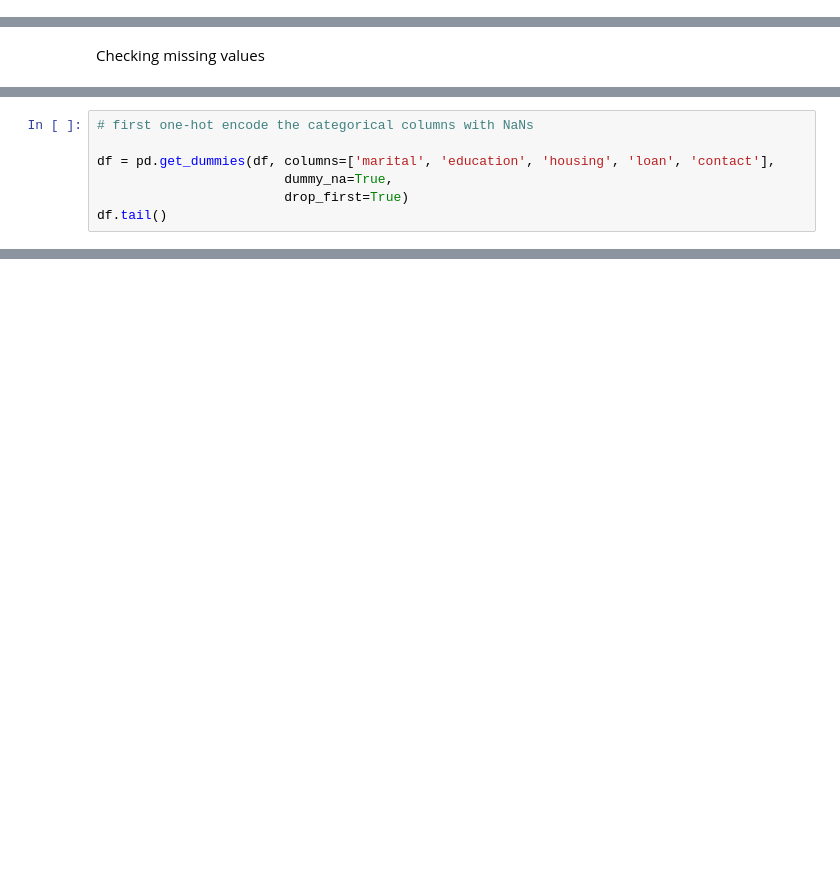
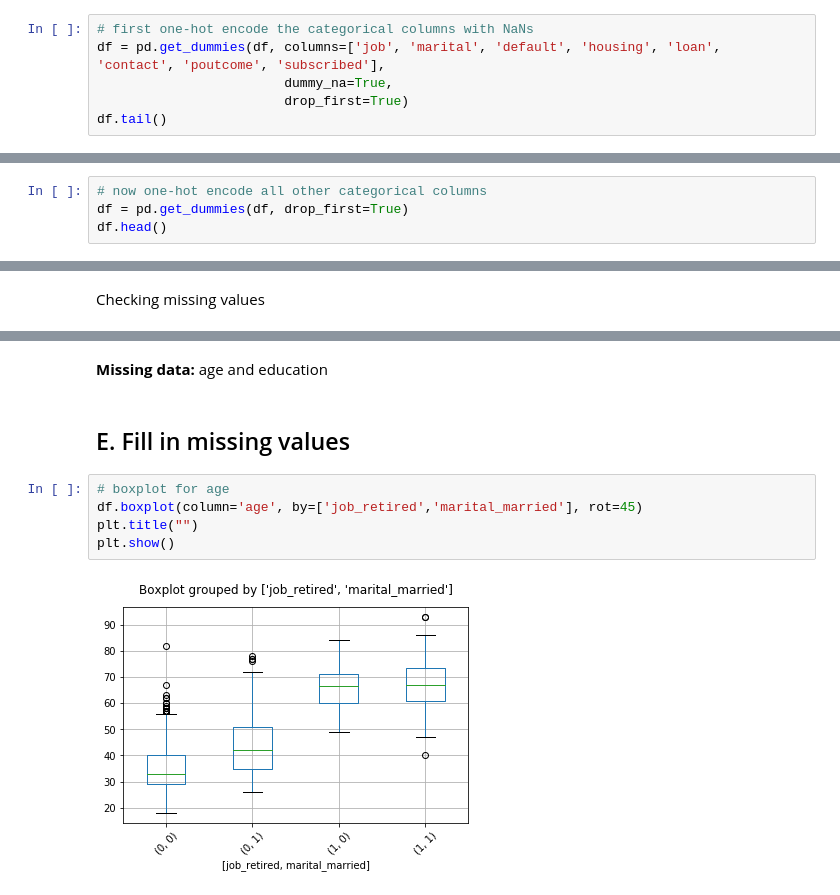
Before and after one commit to egbertoleal/datamining, a Jupyter notebook: Week2/etivity2.ipynb, the cells around one changed output, grey strips where cells are left out. Saved outputs shown, nothing was run; the diff lists cells and outputs as text; blank space fills up the shorter version.

```diff
--- a/Week2/etivity2.ipynb
+++ b/Week2/etivity2.ipynb
@@ -52,0 +99,6 @@ df.tail(5)
+# %%
+# first one-hot encode the categorical columns with NaNs
+df = pd.get_dummies(df, columns=['job', 'marital', 'default', 'housing', 'loan', 'contact', 'poutcome', 'subscribed'],
+                        dummy_na=True,
+                        drop_first=True)
+df.tail()
@@ -52,0 +113,4 @@ df.tail(5)
+# %%
+# now one-hot encode all other categorical columns
+df = pd.get_dummies(df, drop_first=True)
+df.head()
@@ -104,7 +126,0 @@ df_original = df
-# %%
-# first one-hot encode the categorical columns with NaNs
-
-df = pd.get_dummies(df, columns=['marital', 'education', 'housing', 'loan', 'contact'],
-                        dummy_na=True,
-                        drop_first=True)
-df.tail()
@@ -153,0 +148,11 @@ We should try normalize it as we have outlier
+# %% [markdown]
+**Missing data:** age and education
+# %% [markdown]
+## E. Fill in missing values
+# %%
+# boxplot for age
+df.boxplot(column='age', by=['job_retired','marital_married'], rot=45)
+plt.title("")
+plt.show()
+# %% [output]
+[figure, added]
```
Also changed, not shown: parts of 47 cells of this notebook.
